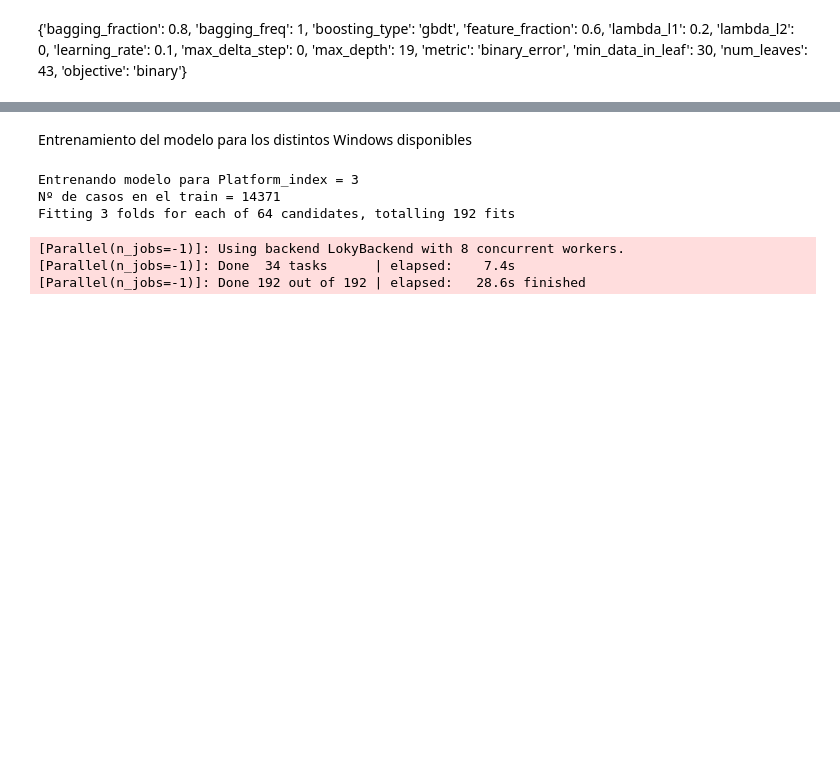
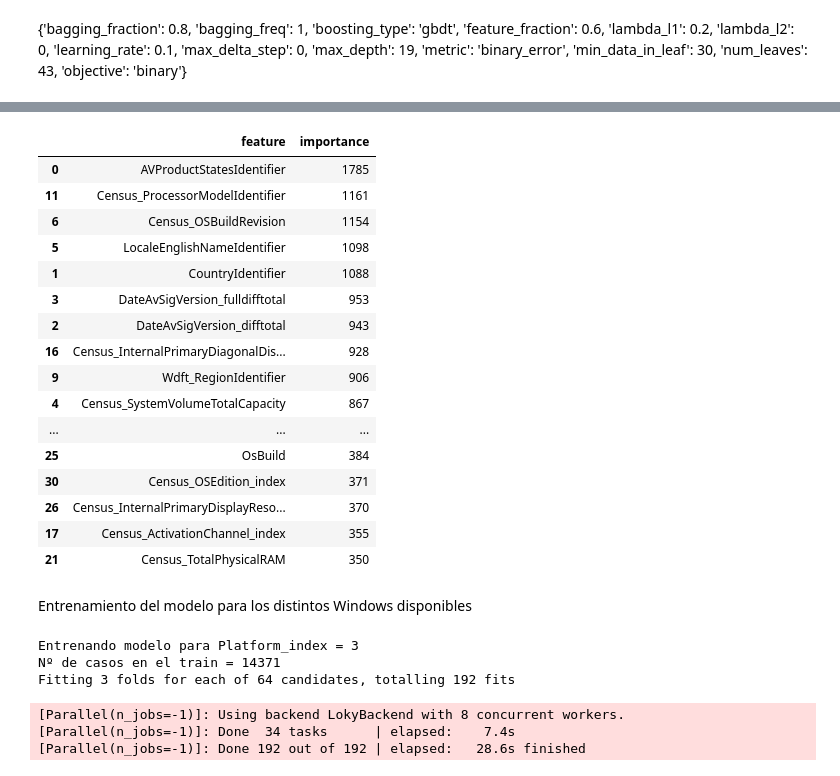
Before and after one commit to rodgomrod/kaggle_microsoft, a Jupyter notebook: Notebooks/models/prueba_pandas.ipynb, the cells around one changed output, grey strips where cells are left out. Saved outputs shown, nothing was run; the diff lists cells and outputs as text; code cells hidden in the pictures; blank space fills up the shorter version.

```diff
--- a/Notebooks/models/prueba_pandas.ipynb
+++ b/Notebooks/models/prueba_pandas.ipynb
@@ -219 +367,21 @@ mdl_lgb = lgb.LGBMClassifier(n_jobs=1, task='refit')
+# %%
+imp[imp['importance'] > (np.mean(imp['importance']/3))]
+# %% [output]
+|  | feature | importance |
+| 0 | AVProductStatesIdentifier | 1785 |
+| 11 | Census_ProcessorModelIdentifier | 1161 |
+| 6 | Census_OSBuildRevision | 1154 |
+| 5 | LocaleEnglishNameIdentifier | 1098 |
+| 1 | CountryIdentifier | 1088 |
+| 3 | DateAvSigVersion_fulldifftotal | 953 |
+| 2 | DateAvSigVersion_difftotal | 943 |
+| 16 | Census_InternalPrimaryDiagonalDis... | 928 |
+| 9 | Wdft_RegionIdentifier | 906 |
+| 4 | Census_SystemVolumeTotalCapacity | 867 |
+| ... | ... | ... |
+| 25 | OsBuild | 384 |
+| 30 | Census_OSEdition_index | 371 |
+| 26 | Census_InternalPrimaryDisplayReso... | 370 |
+| 17 | Census_ActivationChannel_index | 355 |
+| 21 | Census_TotalPhysicalRAM | 350 |
 # %%
```
Also changed, not shown: parts of 28 cells of this notebook, 3 other files.
